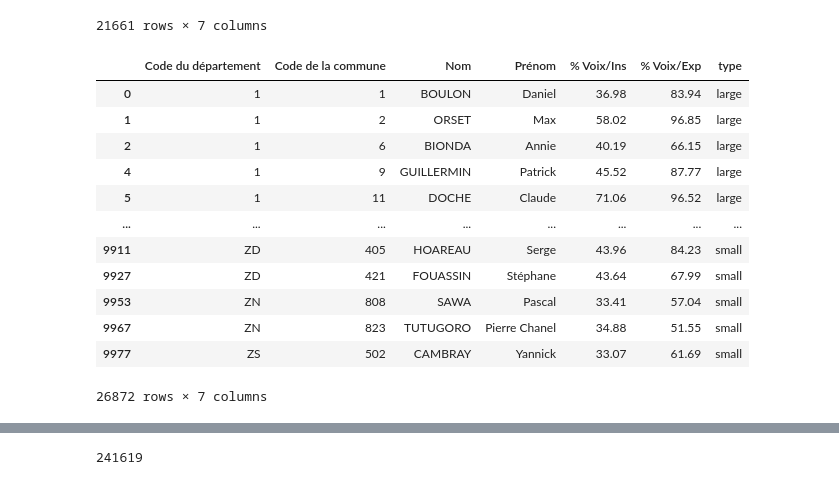
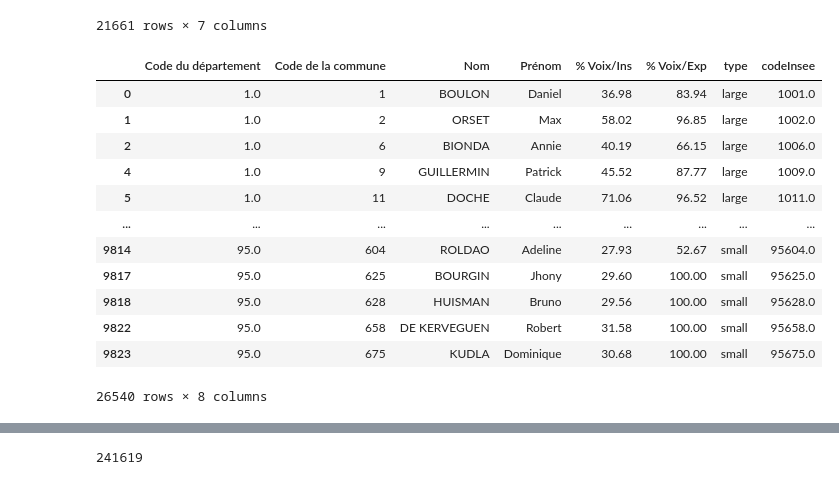
Before and after one commit to kelu124/reelections2020, a Jupyter notebook: 20200403-Elections2020.ipynb, the cells around one changed output, grey strips where cells are left out. Drawn from its saved outputs; the diff is of its cells as text; code cells hidden in the pictures.

```diff
--- a/20200403-Elections2020.ipynb
+++ b/20200403-Elections2020.ipynb
@@ -145,19 +145,23 @@ toremove = list(k2 - k1)
 pdSmall_reelected = pdSmall_reelected.drop(columns=toremove)
 # %%
 pdElus1er2020 = pd.concat([pdLarge_simple,pdSmall_simple])
-pdElus1er2020.to_excel("./data/pdReElectedAll.xls")
-pdElus1er2020
-# %% [output]
-|  | Code du département | Code de la commune | Nom | Prénom | % Voix/Ins | % Voix/Exp | type |
-| 0 | 1 | 1 | BOULON | Daniel | 36.98 | 83.94 | large |
-| 1 | 1 | 2 | ORSET | Max | 58.02 | 96.85 | large |
-| 2 | 1 | 6 | BIONDA | Annie | 40.19 | 66.15 | large |
-| 4 | 1 | 9 | GUILLERMIN | Patrick | 45.52 | 87.77 | large |
-| 5 | 1 | 11 | DOCHE | Claude | 71.06 | 96.52 | large |
-| ... | ... | ... | ... | ... | ... | ... | ... |
-| 9911 | ZD | 405 | HOAREAU | Serge | 43.96 | 84.23 | small |
-| 9927 | ZD | 421 | FOUASSIN | Stéphane | 43.64 | 67.99 | small |
-| 9953 | ZN | 808 | SAWA | Pascal | 33.41 | 57.04 | small |
-| 9967 | ZN | 823 | TUTUGORO | Pierre Chanel | 34.88 | 51.55 | small |
-| 9977 | ZS | 502 | CAMBRAY | Yannick | 33.07 | 61.69 | small |
-26872 rows × 7 columns
+# %%
+pdElus1er2020["Code du département"] = pd.to_numeric(pdElus1er2020["Code du département"], errors='coerce', downcast='integer')
+pdElus1er2020["Code de la commune"] = pd.to_numeric(pdElus1er2020["Code de la commune"], errors='coerce', downcast='integer')
+pdElus1er2020["codeInsee"] = pdElus1er2020["Code du département"]*1000.0 +pdElus1er2020["Code de la commune"]
+pdElus1er2020 = pdElus1er2020.dropna(subset=["codeInsee"])
+pdElus1er2020
+# %% [output]
+|  | Code du département | Code de la commune | Nom | Prénom | % Voix/Ins | % Voix/Exp | type | codeInsee |
+| 0 | 1.0 | 1 | BOULON | Daniel | 36.98 | 83.94 | large | 1001.0 |
+| 1 | 1.0 | 2 | ORSET | Max | 58.02 | 96.85 | large | 1002.0 |
+| 2 | 1.0 | 6 | BIONDA | Annie | 40.19 | 66.15 | large | 1006.0 |
+| 4 | 1.0 | 9 | GUILLERMIN | Patrick | 45.52 | 87.77 | large | 1009.0 |
+| 5 | 1.0 | 11 | DOCHE | Claude | 71.06 | 96.52 | large | 1011.0 |
+| ... | ... | ... | ... | ... | ... | ... | ... | ... |
+| 9814 | 95.0 | 604 | ROLDAO | Adeline | 27.93 | 52.67 | small | 95604.0 |
+| 9817 | 95.0 | 625 | BOURGIN | Jhony | 29.60 | 100.00 | small | 95625.0 |
+| 9818 | 95.0 | 628 | HUISMAN | Bruno | 29.56 | 100.00 | small | 95628.0 |
+| 9822 | 95.0 | 658 | DE KERVEGUEN | Robert | 31.58 | 100.00 | small | 95658.0 |
+| 9823 | 95.0 | 675 | KUDLA | Dominique | 30.68 | 100.00 | small | 95675.0 |
+26540 rows × 8 columns
```
Also changed, not shown: parts of 1 cell of this notebook, 2 other files.
